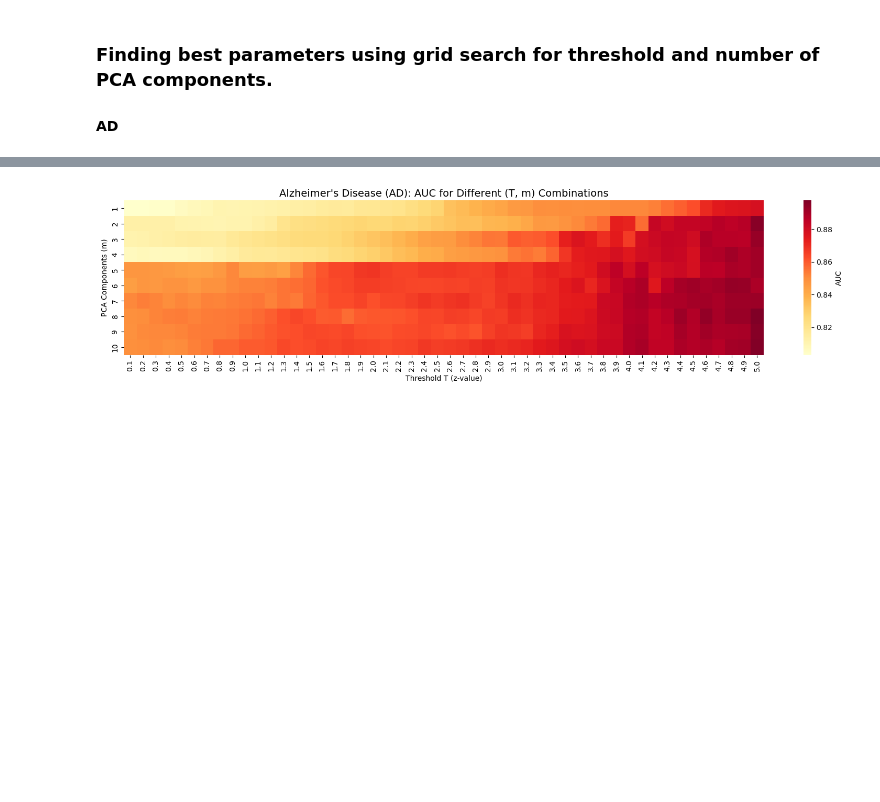
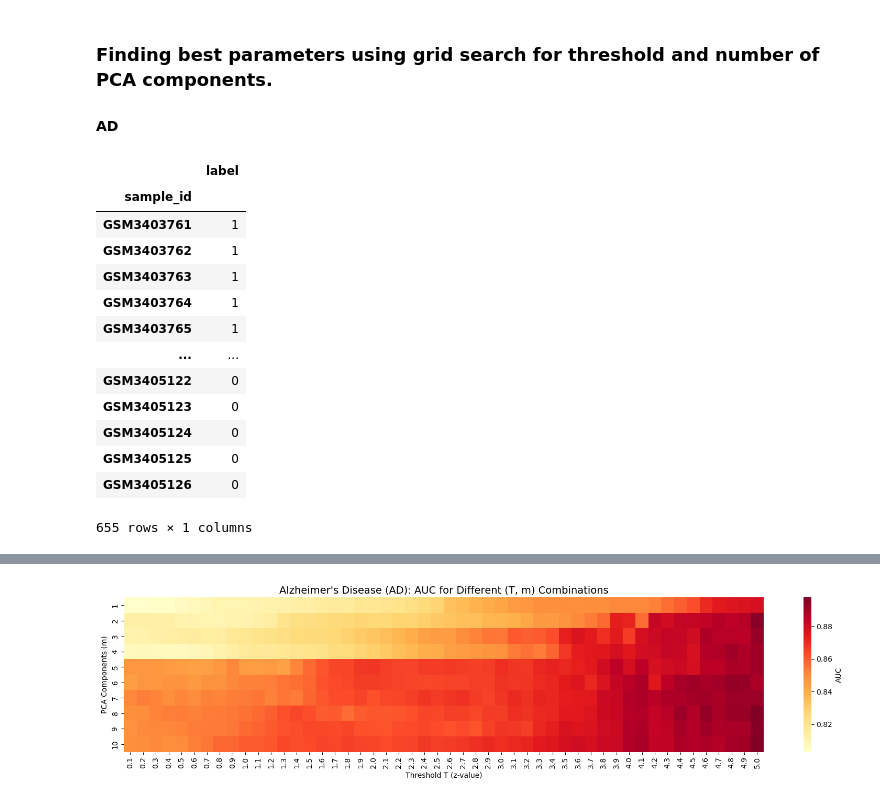
Before and after one commit to darshanz/microRNA-dementia-risk-prediction, a Jupyter notebook: notebooks/03_PCA.ipynb, the cells around one changed output, grey strips where cells are left out. Saved outputs shown, nothing was run; the diff lists cells and outputs as text; code cells hidden in the pictures; blank space fills up the shorter version.

```diff
--- a/notebooks/03_PCA.ipynb
+++ b/notebooks/03_PCA.ipynb
@@ -60,3 +89,20 @@ z_values_dlb = z_values[['miRNA','dlb']]
 y_ad_labels = meta_data_ad[['sample_id','label']].set_index('sample_id')
 X_mirna_ad = series_mtrx_ad.set_index("ID_REF").T
 covariates_ad = meta_data_ad[['age', 'sex', 'apoe4']]
+# %%
+y_ad_labels
+# %% [output]
+|  | label |
+| sample_id |  |
+| GSM3403761 | 1 |
+| GSM3403762 | 1 |
+| GSM3403763 | 1 |
+| GSM3403764 | 1 |
+| GSM3403765 | 1 |
+| ... | ... |
+| GSM3405122 | 0 |
+| GSM3405123 | 0 |
+| GSM3405124 | 0 |
+| GSM3405125 | 0 |
+| GSM3405126 | 0 |
+655 rows × 1 columns
```
Also changed, not shown: parts of 4 cells of this notebook, 28 other files.
